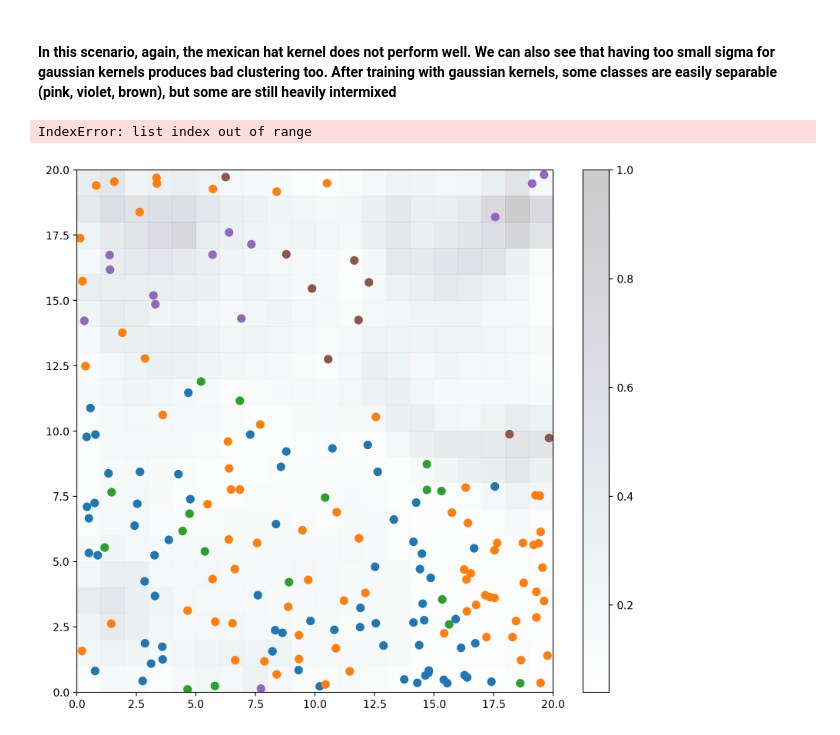
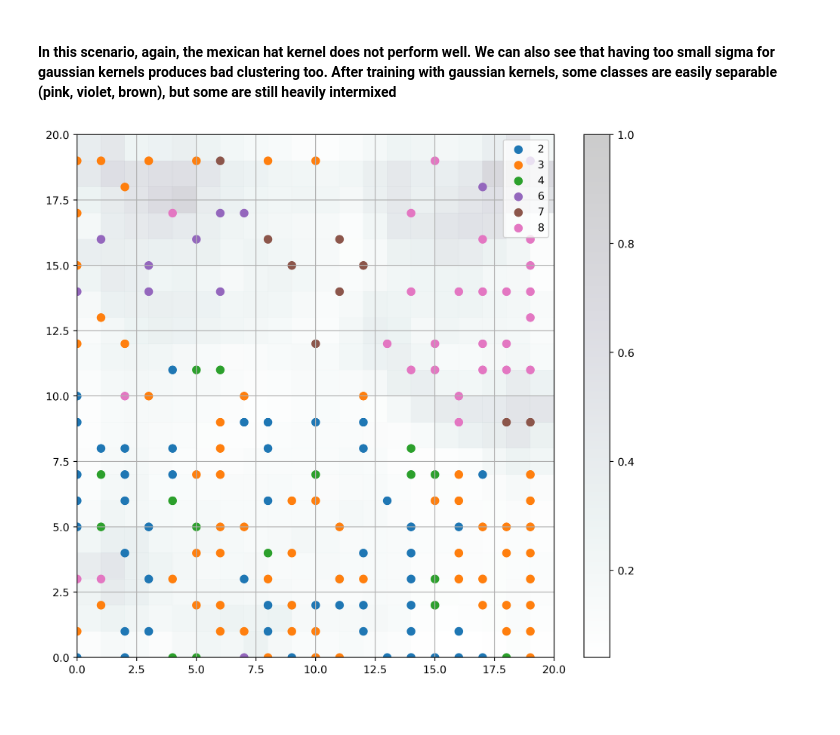
Before and after one commit to SavasKoeklu/NEC_A3, a Jupyter notebook: som.ipynb, the cells around one changed output. Cells and saved outputs as stored; diff of their text form; code cells hidden in the pictures.

```diff
--- a/som.ipynb
+++ b/som.ipynb
@@ -6,7 +6,7 @@ from sklearn.cluster import AffinityPropagation
 from minisom import MiniSom
 import matplotlib as mpl
 
-mpl.rcParams['figure.dpi'] = 200
+mpl.rcParams['figure.dpi'] = 400
 # %%
 # Read the data and standardize it just in case
 glass = np.genfromtxt("glas_data_preprocessing/glas-preprocessed.csv", skip_header=True, delimiter=',')
@@ -93,0 +94,5 @@ plt.show()
+# %%
+w = som.get_weights()
+for i in range(4):
+    plt.subplot(2, 2, i + 1)
+    plt.pcolor(w[:, :, i], cmap='plasma')
@@ -143,20 +151,19 @@ plt.show()
 # %%
 w_x, w_y = zip(*[som.winner(d) for d in training_data])
 w_x = np.array(w_x)
 w_y = np.array(w_y)
 
 plt.figure(figsize=(10, 9))
 plt.pcolor(som.distance_map().T, cmap='bone_r', alpha=.2)
 plt.colorbar()
 
 for c in np.unique(target):
     idx_target = target==c
-    plt.scatter(w_x[idx_target]+.5+(np.random.rand(np.sum(idx_target))-.5)*.8,
-                w_y[idx_target]+.5+(np.random.rand(np.sum(idx_target))-.5)*.8,
+    plt.scatter(w_x[idx_target],
+                w_y[idx_target],
                 s=50, c=colors[c-1], label=label_names[c])
 plt.legend(loc='upper right')
 plt.grid()
 plt.show()
 # %% [output]
-IndexError: list index out of range
-[figure, old version]
+[figure, new version]
```
Also changed, not shown: parts of 6 cells of this notebook.
